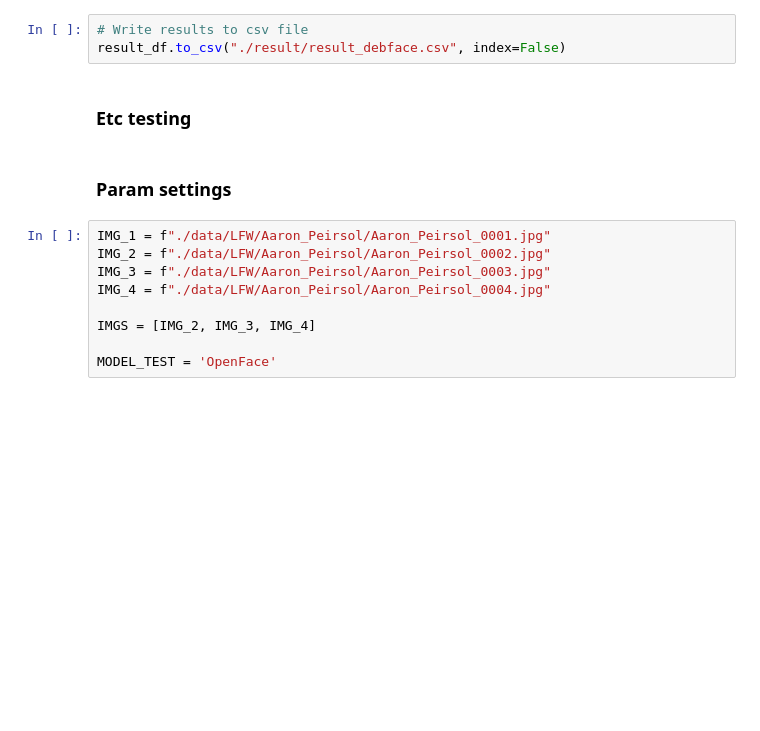
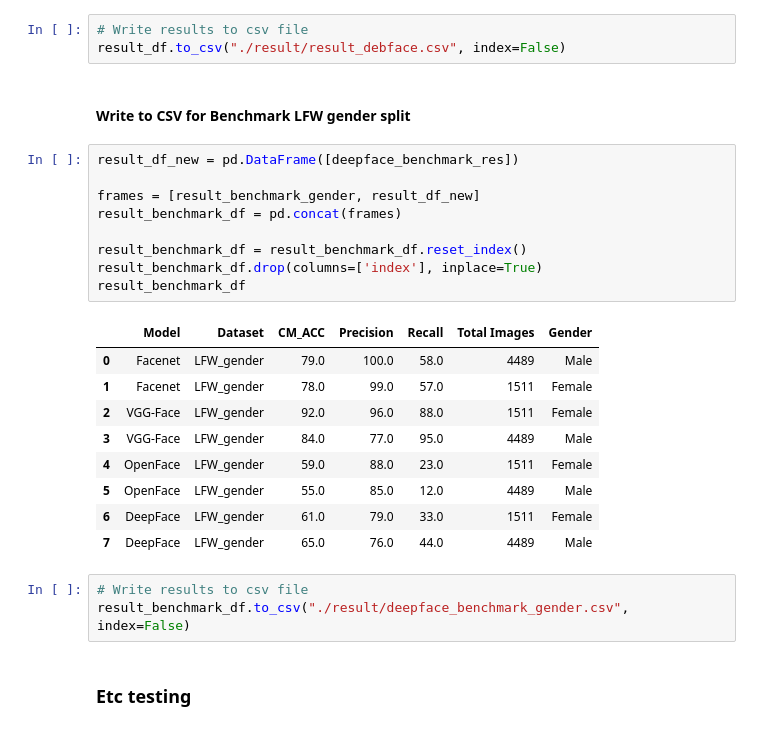
Before and after one commit to sushii2001/DeepFace-gender-bias-detection, a Jupyter notebook: DeepFace-test.ipynb, the cells around one changed output. Cells and saved outputs as stored; diff of their text form; blank space fills up the shorter version.

```diff
--- a/DeepFace-test.ipynb
+++ b/DeepFace-test.ipynb
@@ -367,16 +611,29 @@ result_df
 # %%
 # Write results to csv file
 result_df.to_csv("./result/result_debface.csv", index=False)
+# %% [markdown]
+#### Write to CSV for Benchmark LFW gender split
+# %%
+result_df_new = pd.DataFrame([deepface_benchmark_res])
+
+frames = [result_benchmark_gender, result_df_new]
+result_benchmark_df = pd.concat(frames)
+
+result_benchmark_df = result_benchmark_df.reset_index()
+result_benchmark_df.drop(columns=['index'], inplace=True)
+result_benchmark_df
+# %% [output]
+|  | Model | Dataset | CM_ACC | Precision | Recall | Total Images | Gender |
+| 0 | Facenet | LFW_gender | 79.0 | 100.0 | 58.0 | 4489 | Male |
+| 1 | Facenet | LFW_gender | 78.0 | 99.0 | 57.0 | 1511 | Female |
+| 2 | VGG-Face | LFW_gender | 92.0 | 96.0 | 88.0 | 1511 | Female |
+| 3 | VGG-Face | LFW_gender | 84.0 | 77.0 | 95.0 | 4489 | Male |
+| 4 | OpenFace | LFW_gender | 59.0 | 88.0 | 23.0 | 1511 | Female |
+| 5 | OpenFace | LFW_gender | 55.0 | 85.0 | 12.0 | 4489 | Male |
+| 6 | DeepFace | LFW_gender | 61.0 | 79.0 | 33.0 | 1511 | Female |
+| 7 | DeepFace | LFW_gender | 65.0 | 76.0 | 44.0 | 4489 | Male |
+# %%
+# Write results to csv file
+result_benchmark_df.to_csv("./result/deepface_benchmark_gender.csv", index=False)
 # %% [markdown]
 ### Etc testing
-# %% [markdown]
-### Param settings
-# %%
-IMG_1 = f"./data/LFW/Aaron_Peirsol/Aaron_Peirsol_0001.jpg"
-IMG_2 = f"./data/LFW/Aaron_Peirsol/Aaron_Peirsol_0002.jpg"
-IMG_3 = f"./data/LFW/Aaron_Peirsol/Aaron_Peirsol_0003.jpg"
-IMG_4 = f"./data/LFW/Aaron_Peirsol/Aaron_Peirsol_0004.jpg"
-
-IMGS = [IMG_2, IMG_3, IMG_4]
-
-MODEL_TEST = 'OpenFace'
```
Also changed, not shown: parts of 28 cells of this notebook, 3 other files.
